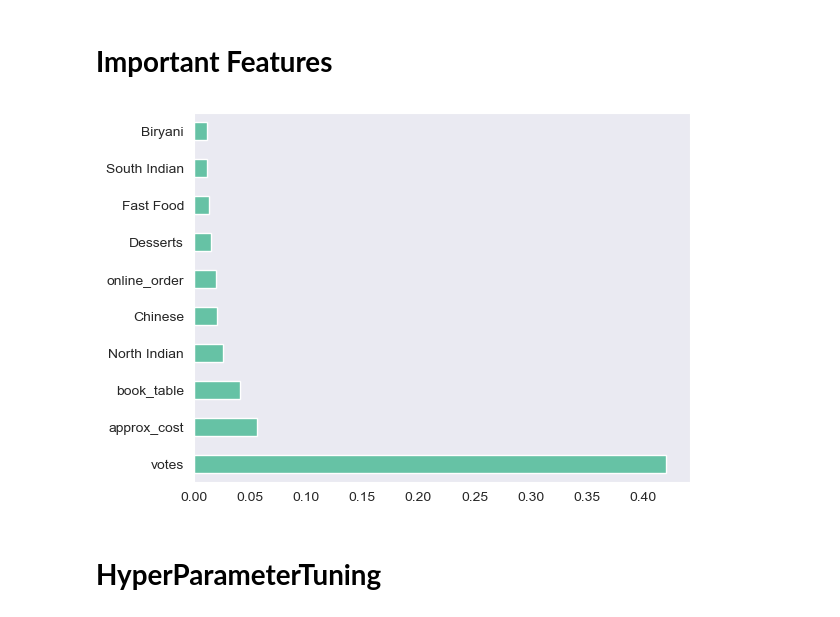
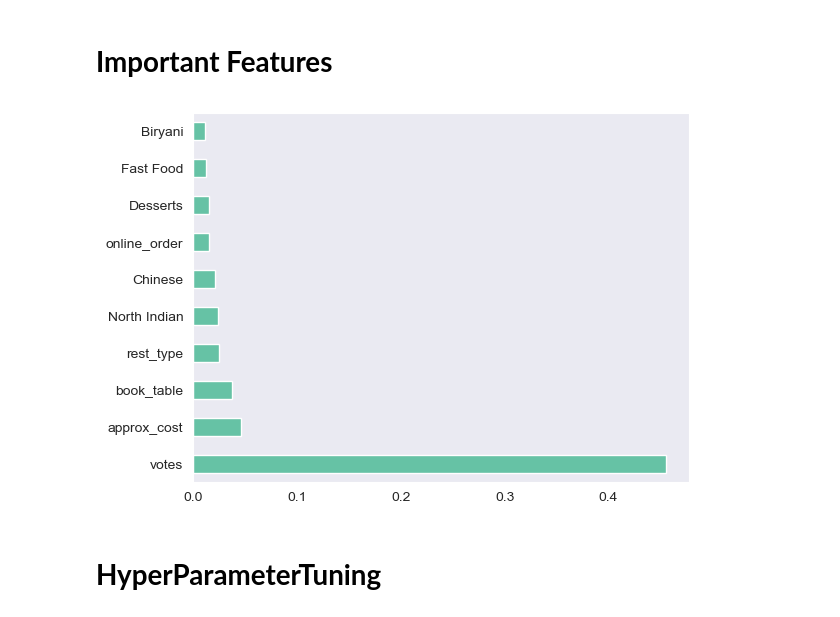
Before and after one commit to RJSINGH64/restaurant_rating-prediction, a Jupyter notebook: research.ipynb, the cells around one changed output. Saved outputs shown, nothing was run; the diff lists cells and outputs as text; code cells hidden in the pictures.

Commit message:
training pipeline

```diff
--- a/research.ipynb
+++ b/research.ipynb
@@ -14,7 +14,7 @@ import os , sys
 **https://www.kaggle.com/datasets/himanshupoddar/zomato-bangalore-restaurants**
 # %%
 #Using utils Funtion to export data from mongodb , to use this make sure to create .env file with MONGO_DB_URL and Run data_dump.py file
-file_path = os.path.join(os.getcwd() , "dataset/zomato.csv")
+file_path = os.path.join(os.getcwd() , "dataset/zomato_main.csv")
 df = pd.read_csv(file_path)
 df
 # %% [output]
@@ -582,5 +560,5 @@ df.head()
 # %%
-columns = ["approx_cost" , "votes"]
+columns = ["approx_cost" , "votes" , "rate"]
 for column in columns:
      plt.figure(figsize=(12,6))
      sns.set_style("dark")
@@ -677,0 +658,3 @@ df_copy.head()
+# %%
+df_copy["rest_type"]= df_copy["rest_type"].str.split(", ")
+df_copy["rest_type"]=df_copy["rest_type"].astype(str)
@@ -678,8 +663,9 @@ df_copy.head()
 # %%
-df_train = df_copy.drop(["dish_liked" , "rest_type" , "listed_in(city)" , "name"] , axis=1)
+df_train = df_copy.drop(["dish_liked" , "listed_in(city)" , "name" ] , axis=1)
+df_train.to_csv("dataset/cleaned_zomato.csv" , index=False)  #saving cleaned data
 df_train.rename(columns={"rate":"rating"} , inplace=True)
 nominal_features = ["location" ]
-oridinal_features = [ "online_order" , "book_table" ]
+oridinal_features = [ "online_order" , "book_table"  ,"rest_type" ]
 # %%
 df_train["cuisines"]=df_train["cuisines"].str.split(", ")
 # %%
@@ -928,11 +920,11 @@ ExtraTreesRegressor()
 # **Important Features**
 # %%
 # Plotting graph of feature importances
-feature_importances = pd.Series(extra_tree.feature_importances_, index=X.columns)
-feature_importances.nlargest(10).plot(kind='barh')
+important_feature = pd.Series(extra_tree.feature_importances_, index=X.columns)
+important_feature.nlargest(10).plot(kind='barh')
 plt.show()
 # %% [output]
-[figure, old version]
+[figure, new version]
 # %% [markdown]
 #  **HyperParameterTuning**
 # %%
```
Also changed, not shown: parts of 56 cells of this notebook, 18 other files.
